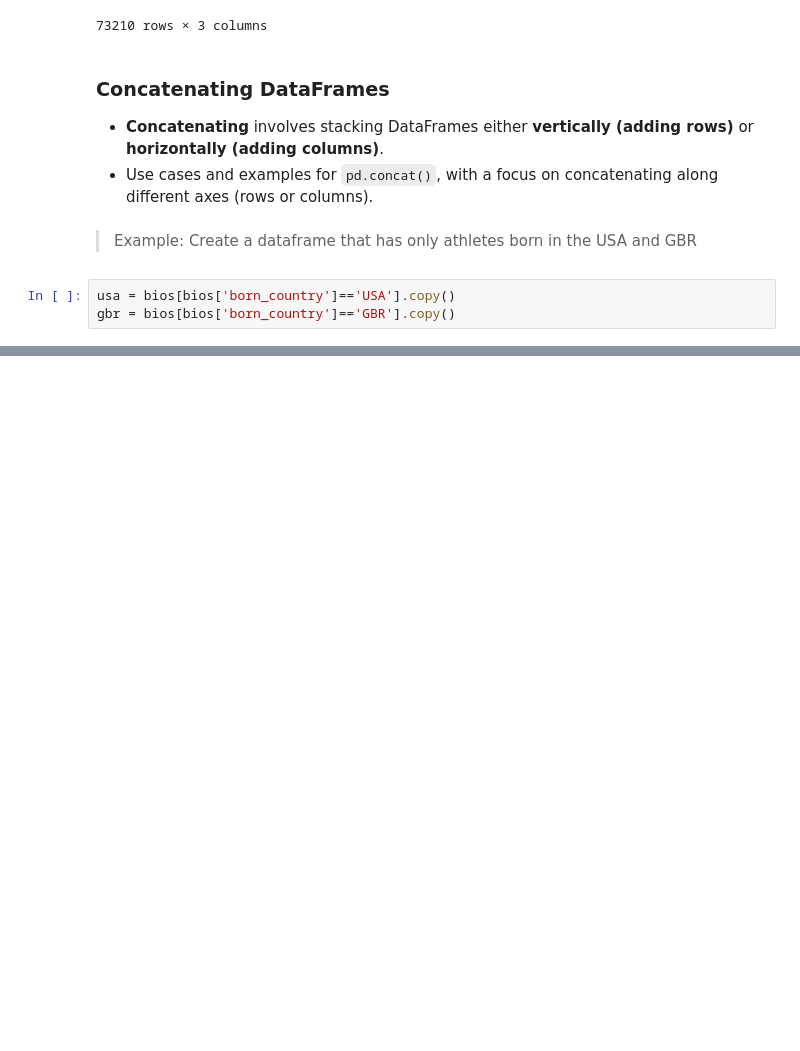
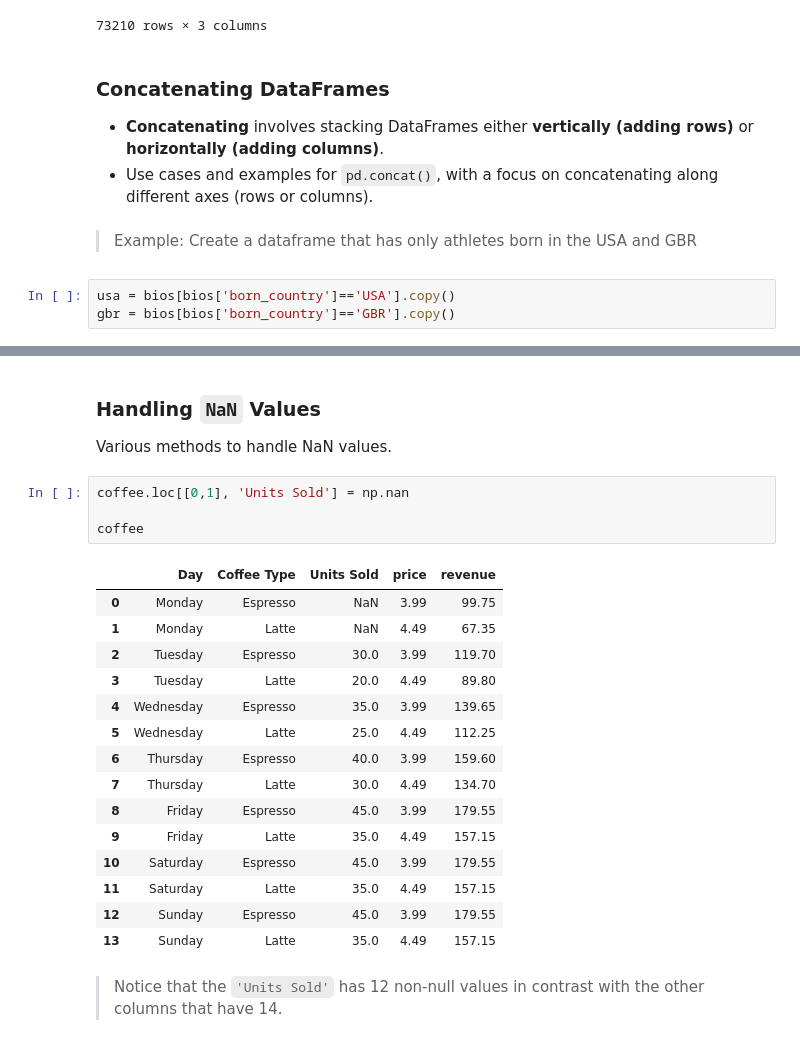
Before and after one commit to p-tsitsekidis/Pandas-Playground, a Jupyter notebook: playground.ipynb, the cells around one changed output, grey strips where cells are left out. Cells and saved outputs as stored; diff of their text form; blank space fills up the shorter version.

Commit message:
Handling NaN values

```diff
--- a/playground.ipynb
+++ b/playground.ipynb
@@ -1242,0 +1257,26 @@ usa_and_gbr.sample(10)
+# %% [markdown]
+### Handling `NaN` Values
+
+Various methods to handle NaN values.
+# %%
+coffee.loc[[0,1], 'Units Sold'] = np.nan
+
+coffee
+# %% [output]
+|  | Day | Coffee Type | Units Sold | price | revenue |
+| 0 | Monday | Espresso | NaN | 3.99 | 99.75 |
+| 1 | Monday | Latte | NaN | 4.49 | 67.35 |
+| 2 | Tuesday | Espresso | 30.0 | 3.99 | 119.70 |
+| 3 | Tuesday | Latte | 20.0 | 4.49 | 89.80 |
+| 4 | Wednesday | Espresso | 35.0 | 3.99 | 139.65 |
+| 5 | Wednesday | Latte | 25.0 | 4.49 | 112.25 |
+| 6 | Thursday | Espresso | 40.0 | 3.99 | 159.60 |
+| 7 | Thursday | Latte | 30.0 | 4.49 | 134.70 |
+| 8 | Friday | Espresso | 45.0 | 3.99 | 179.55 |
+| 9 | Friday | Latte | 35.0 | 4.49 | 157.15 |
+| 10 | Saturday | Espresso | 45.0 | 3.99 | 179.55 |
+| 11 | Saturday | Latte | 35.0 | 4.49 | 157.15 |
+| 12 | Sunday | Espresso | 45.0 | 3.99 | 179.55 |
+| 13 | Sunday | Latte | 35.0 | 4.49 | 157.15 |
+# %% [markdown]
+> Notice that the `'Units Sold'` has 12 non-null values in contrast with the other columns that have 14.
```
Also changed, not shown: parts of 24 cells of this notebook.
